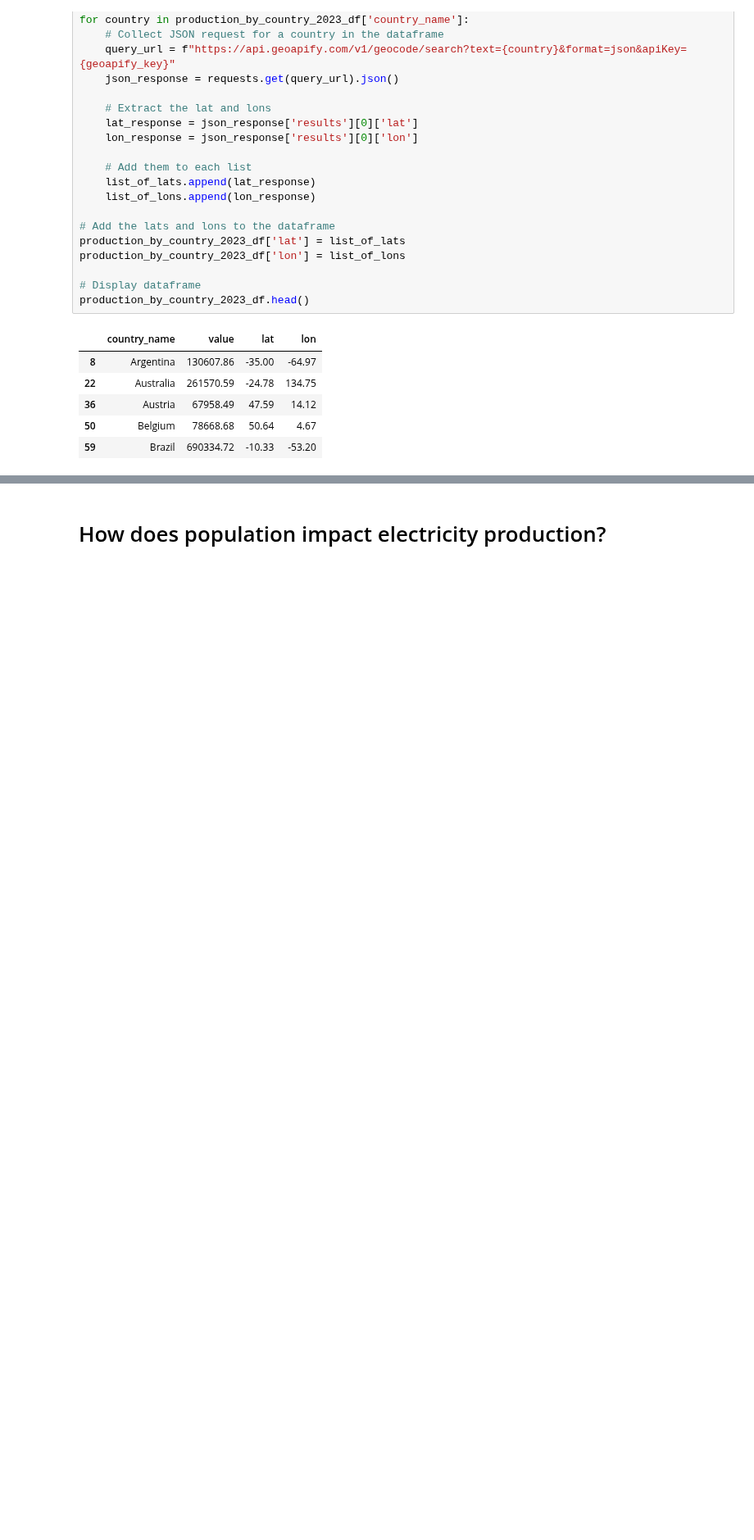
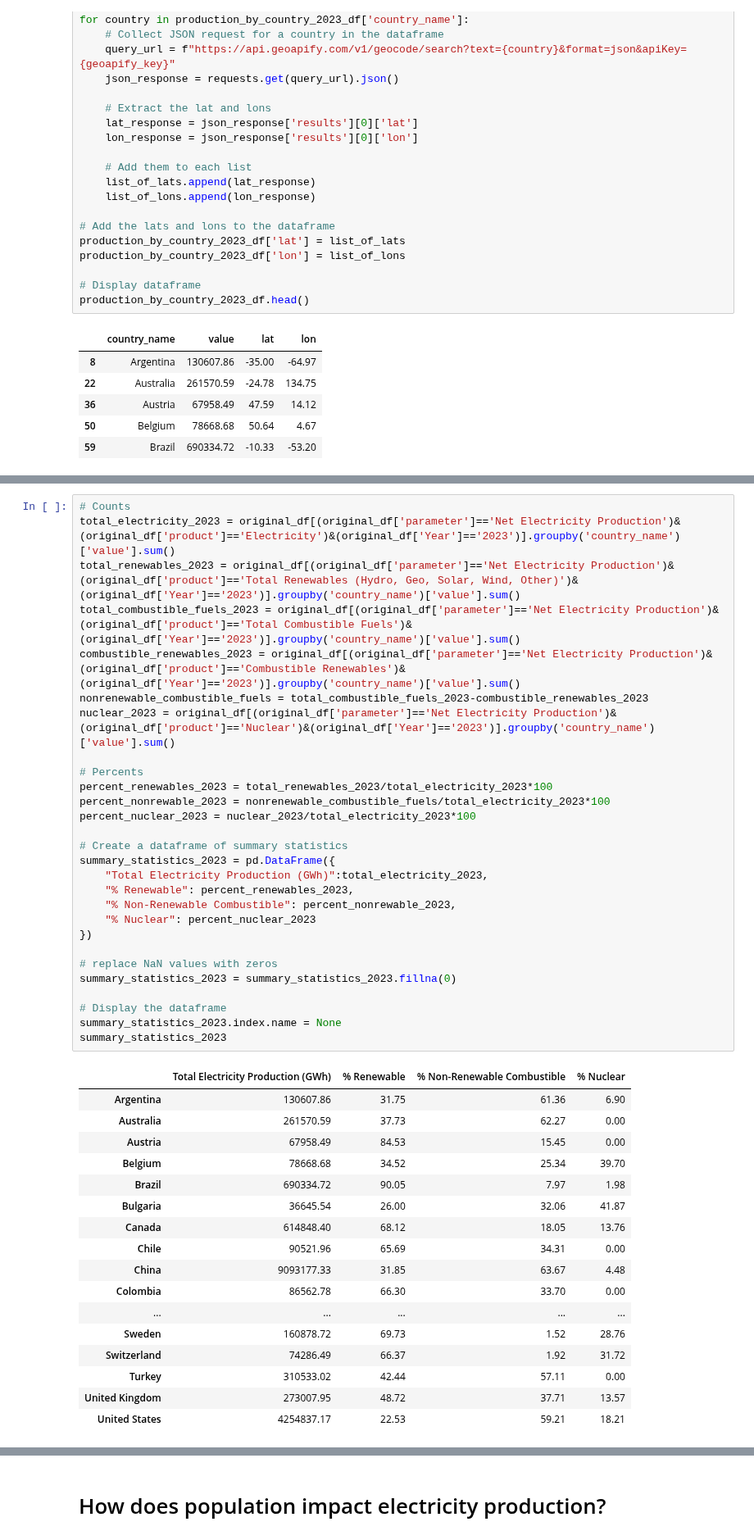
Before and after one commit to bburwinkel0721/Electric-Production, a Jupyter notebook: electricity_anaylsis.ipynb, the cells around one changed output, grey strips where cells are left out. Shown at 82% size. Cells and saved outputs as stored; diff of their text form; blank space fills up the shorter version.

```diff
--- a/electricity_anaylsis.ipynb
+++ b/electricity_anaylsis.ipynb
@@ -157,6 +157,52 @@ map_plot_1 = production_by_country_2023_df.hvplot.points('lon',
 map_plot_1
 # %% [output]
 [interactive output not drawn]
+# %%
+# Counts
+total_electricity_2023 = original_df[(original_df['parameter']=='Net Electricity Production')&(original_df['product']=='Electricity')&(original_df['Year']=='2023')].groupby('country_name')['value'].sum()
+total_renewables_2023 = original_df[(original_df['parameter']=='Net Electricity Production')&(original_df['product']=='Total Renewables (Hydro, Geo, Solar, Wind, Other)')&(original_df['Year']=='2023')].groupby('country_name')['value'].sum()
+total_combustible_fuels_2023 = original_df[(original_df['parameter']=='Net Electricity Production')&(original_df['product']=='Total Combustible Fuels')&(original_df['Year']=='2023')].groupby('country_name')['value'].sum()
+combustible_renewables_2023 = original_df[(original_df['parameter']=='Net Electricity Production')&(original_df['product']=='Combustible Renewables')&(original_df['Year']=='2023')].groupby('country_name')['value'].sum()
+nonrenewable_combustible_fuels = total_combustible_fuels_2023-combustible_renewables_2023
+nuclear_2023 = original_df[(original_df['parameter']=='Net Electricity Production')&(original_df['product']=='Nuclear')&(original_df['Year']=='2023')].groupby('country_name')['value'].sum()
+
+# Percents
+percent_renewables_2023 = total_renewables_2023/total_electricity_2023*100
+percent_nonrewable_2023 = nonrenewable_combustible_fuels/total_electricity_2023*100
+percent_nuclear_2023 = nuclear_2023/total_electricity_2023*100
+
+# Create a dataframe of summary statistics
+summary_statistics_2023 = pd.DataFrame({
+    "Total Electricity Production (GWh)":total_electricity_2023,
+    "% Renewable": percent_renewables_2023,
+    "% Non-Renewable Combustible": percent_nonrewable_2023,
+    "% Nuclear": percent_nuclear_2023
+})
+
+# replace NaN values with zeros
+summary_statistics_2023 = summary_statistics_2023.fillna(0)
+
+# Display the dataframe
+summary_statistics_2023.index.name = None
+summary_statistics_2023
+# %% [output]
+|  | Total Electricity Production (GWh) | % Renewable | % Non-Renewable Combustible | % Nuclear |
+| Argentina | 130607.86 | 31.75 | 61.36 | 6.90 |
+| Australia | 261570.59 | 37.73 | 62.27 | 0.00 |
+| Austria | 67958.49 | 84.53 | 15.45 | 0.00 |
+| Belgium | 78668.68 | 34.52 | 25.34 | 39.70 |
+| Brazil | 690334.72 | 90.05 | 7.97 | 1.98 |
+| Bulgaria | 36645.54 | 26.00 | 32.06 | 41.87 |
+| Canada | 614848.40 | 68.12 | 18.05 | 13.76 |
+| Chile | 90521.96 | 65.69 | 34.31 | 0.00 |
+| China | 9093177.33 | 31.85 | 63.67 | 4.48 |
+| Colombia | 86562.78 | 66.30 | 33.70 | 0.00 |
+| ... | ... | ... | ... | ... |
+| Sweden | 160878.72 | 69.73 | 1.52 | 28.76 |
+| Switzerland | 74286.49 | 66.37 | 1.92 | 31.72 |
+| Turkey | 310533.02 | 42.44 | 57.11 | 0.00 |
+| United Kingdom | 273007.95 | 48.72 | 37.71 | 13.57 |
+| United States | 4254837.17 | 22.53 | 59.21 | 18.21 |
 # %%
 # Averages for 2023 grouped by country name
 total_combustible_fuels_2023_average = original_df[(original_df['parameter']=='Net Electricity Production')&(original_df['product']=='Total Combustible Fuels')&(original_df['Year']=='2023')].groupby('country_name')['value'].mean()
```
Also changed, not shown: parts of 1 cell of this notebook.
